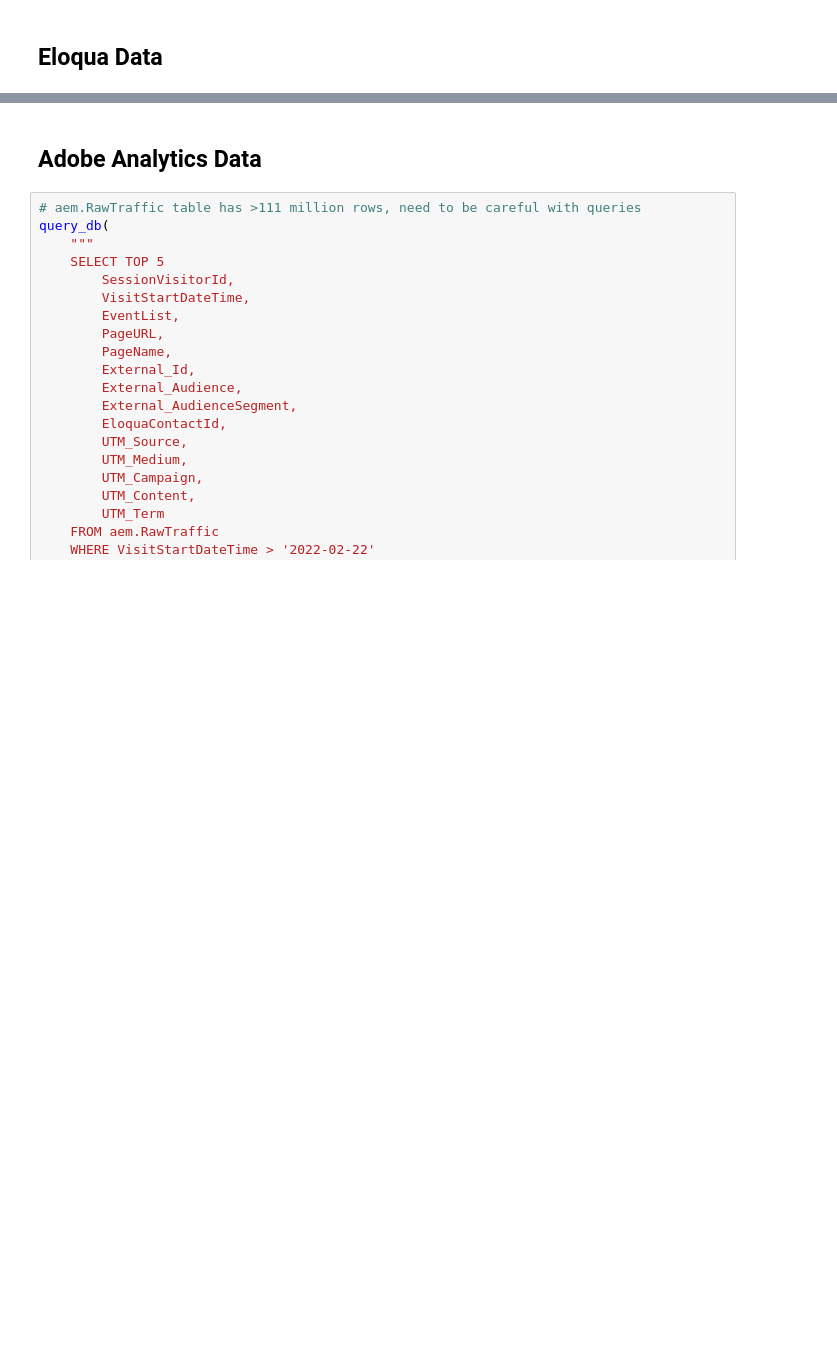
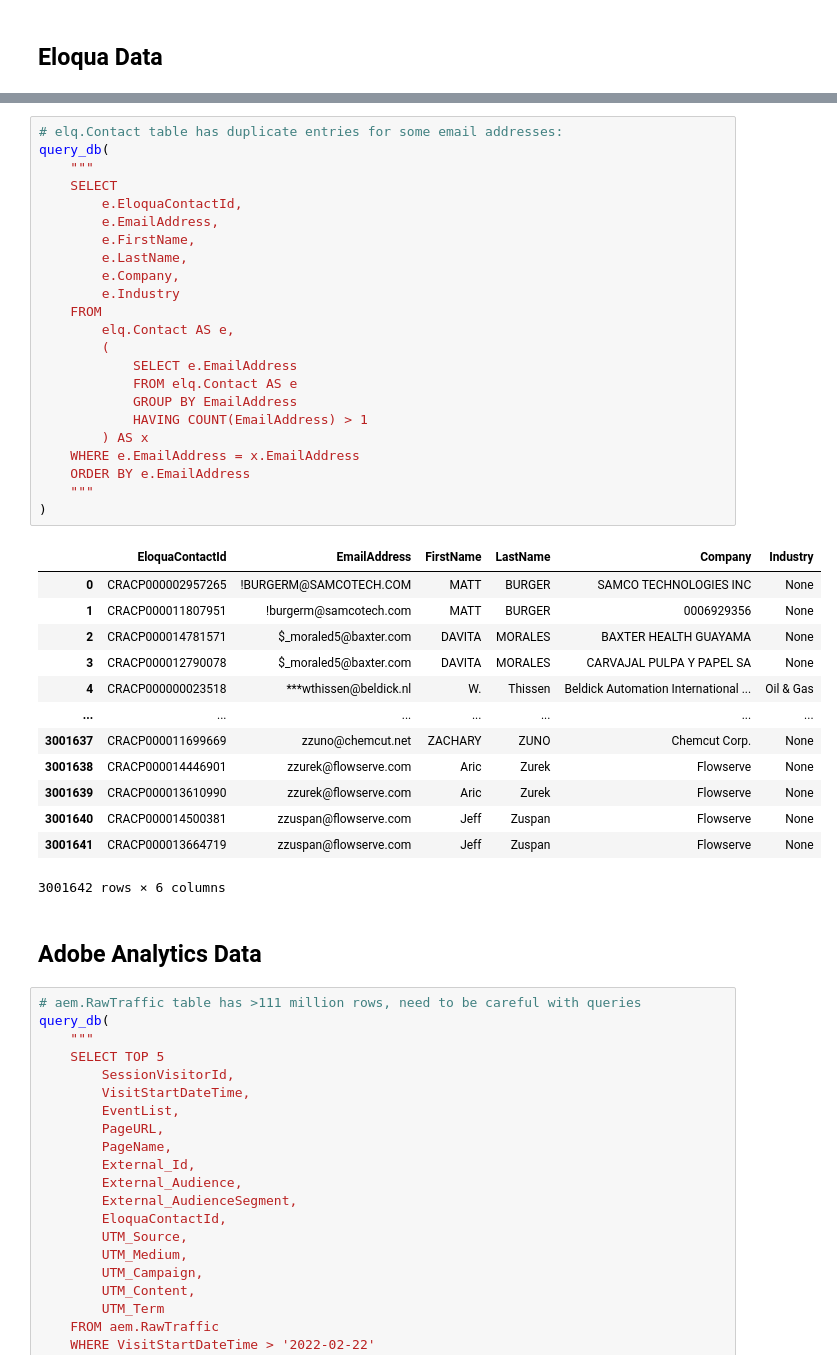
Before and after one commit to wyang-pisrc/ra-mdp, a Jupyter notebook: db/analytics-db.ipynb, the cells around one changed output, grey strips where cells are left out. Drawn from its saved outputs; the diff is of its cells as text; blank space fills up the shorter version.

```diff
--- a/db/analytics-db.ipynb
+++ b/db/analytics-db.ipynb
@@ -121,6 +147,43 @@ query_db(
 | 2 | CRACP000000000038 | 2012-03-27 22:08:11.763 | 2022-02-22 16:04:21.910 | a.adamczyk@evb-technik.net | Adam | Adamczyk | EVB Technik GmbH | ... |
 | 3 | CRACP000000000051 | 2012-03-27 22:08:11.763 | 2022-02-22 16:04:21.910 | a.baginski@tecma-aries.com | Alexandre | BAGINSKI | ARIES PACKAGING | ... |
 | 4 | CRACP000000000063 | 2012-03-27 22:08:11.763 | 2022-02-22 16:04:21.910 | a.behrendt@hermes-systeme.de | Andreas | Behrendt | HERMES Systeme GmbH | ... |
+# %%
+# elq.Contact table has duplicate entries for some email addresses:
+query_db(
+    """
+    SELECT
+        e.EloquaContactId,
+        e.EmailAddress,
+        e.FirstName,
+        e.LastName,
+        e.Company,
+        e.Industry
+    FROM
+        elq.Contact AS e,
+        (
+            SELECT e.EmailAddress
+            FROM elq.Contact AS e
+            GROUP BY EmailAddress
+            HAVING COUNT(EmailAddress) > 1
+        ) AS x
+    WHERE e.EmailAddress = x.EmailAddress
+    ORDER BY e.EmailAddress
+    """
+)
+# %% [output]
+|  | EloquaContactId | EmailAddress | FirstName | LastName | Company | Industry |
+| 0 | CRACP000002957265 | !BURGERM@SAMCOTECH.COM | MATT | BURGER | SAMCO TECHNOLOGIES INC | None |
+| 1 | CRACP000011807951 | !burgerm@samcotech.com | MATT | BURGER | 0006929356 | None |
+| 2 | CRACP000014781571 | $_moraled5@baxter.com | DAVITA | MORALES | BAXTER HEALTH GUAYAMA | None |
+| 3 | CRACP000012790078 | $_moraled5@baxter.com | DAVITA | MORALES | CARVAJAL PULPA Y PAPEL SA | None |
+| 4 | CRACP000000023518 | ***wthissen@beldick.nl | W. | Thissen | Beldick Automation International ... | Oil & Gas |
+| ... | ... | ... | ... | ... | ... | ... |
+| 3001637 | CRACP000011699669 | zzuno@chemcut.net | ZACHARY | ZUNO | Chemcut Corp. | None |
+| 3001638 | CRACP000014446901 | zzurek@flowserve.com | Aric | Zurek | Flowserve | None |
+| 3001639 | CRACP000013610990 | zzurek@flowserve.com | Aric | Zurek | Flowserve | None |
+| 3001640 | CRACP000014500381 | zzuspan@flowserve.com | Jeff | Zuspan | Flowserve | None |
+| 3001641 | CRACP000013664719 | zzuspan@flowserve.com | Jeff | Zuspan | Flowserve | None |
+3001642 rows × 6 columns
 # %% [markdown]
 ## Adobe Analytics Data
 # %%
```
Also changed, not shown: parts of 14 cells of this notebook.
